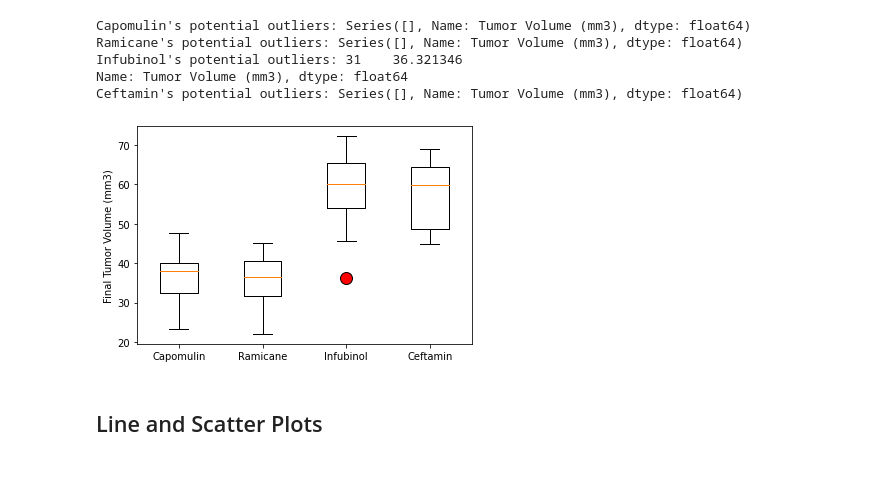
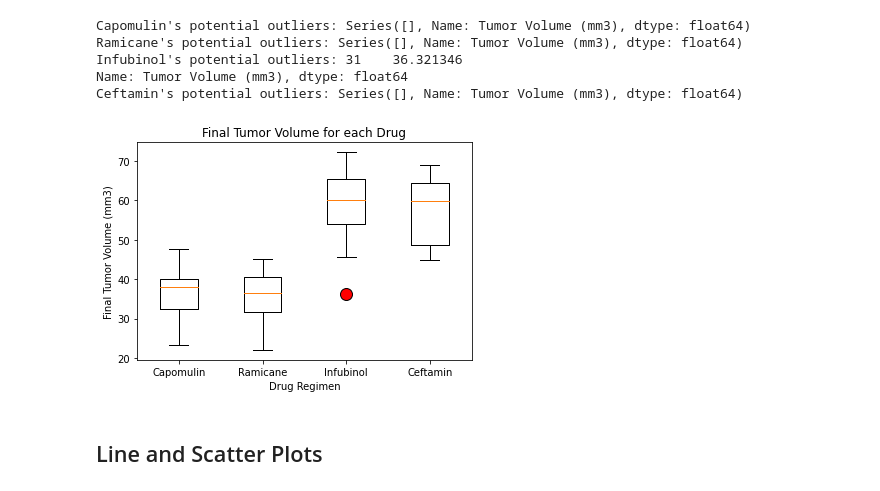
Before and after one commit to amramer45/matplotlib-challenge, a Jupyter notebook: Pymaceuticals/pymaceuticals_starter.ipynb, the cells around one changed output. Drawn from its saved outputs; the diff is of its cells as text; code cells hidden in the pictures.

```diff
--- a/Pymaceuticals/pymaceuticals_starter.ipynb
+++ b/Pymaceuticals/pymaceuticals_starter.ipynb
@@ -210,11 +212,13 @@ Ceftamin's potential outliers: Series([], Name: Tumor Volume (mm3), dtype: float
 # %%
 # Generate a box plot of the final tumor volume of each mouse across four regimens of interest
 out = dict(markerfacecolor = 'red', markersize = 12)
 plt.boxplot(tumor_vol_list, labels = treatment_list, flierprops = out)
 plt.ylabel('Final Tumor Volume (mm3)')
+plt.xlabel('Drug Regimen')
+plt.title('Final Tumor Volume for each Drug')
 plt.show()
 # %% [output]
-[figure, old version]
+[figure, new version]
 # %% [markdown]
 ## Line and Scatter Plots
 # %%
```
Also changed, not shown: parts of 4 cells of this notebook.
